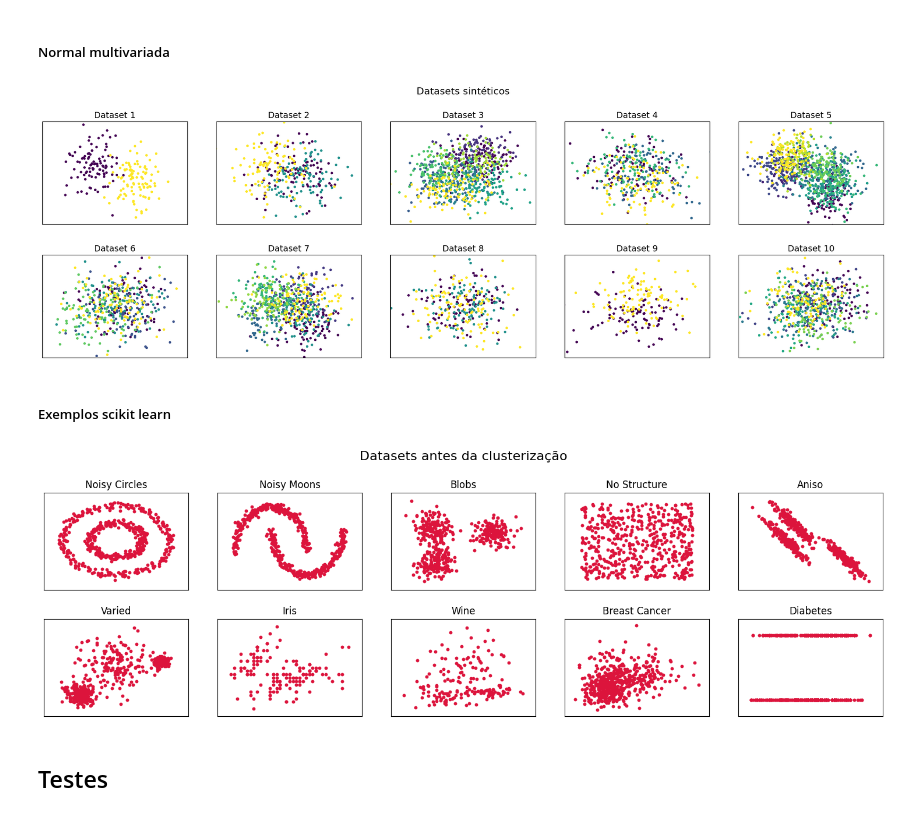
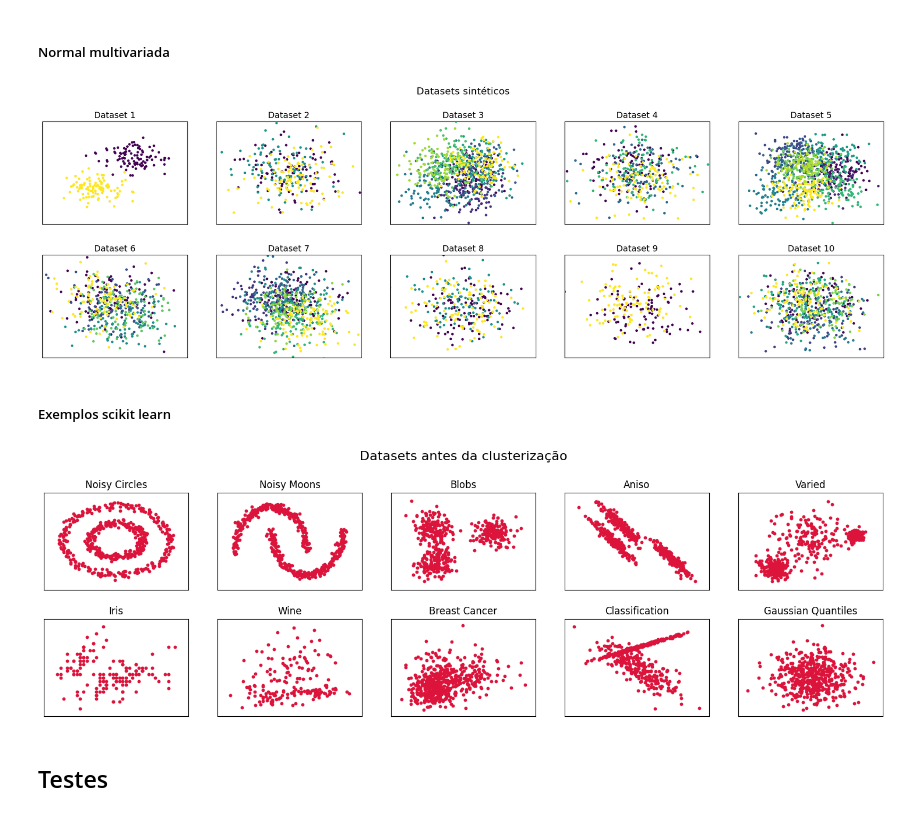
Before and after one commit to beatrizreisgb/TP2ALG2, a Jupyter notebook: src/tp.ipynb, the cells around one changed output. Drawn from its saved outputs; the diff is of its cells as text; code cells hidden in the pictures.

```diff
--- a/src/tp.ipynb
+++ b/src/tp.ipynb
@@ -385,20 +330,20 @@ def apply_standard_scaling(data):
     return scaler.fit_transform(data)
 
 # Parameters for synthetic data generation
-n_clusters = [2, 3, 8, 4, 10, 5, 7, 3, 2, 6]  # Número de clusters variado
+n_clusters_normal = [2, 3, 8, 4, 10, 5, 7, 3, 2, 6]  # Número de clusters variado
 std_devs = [0.1, 0.5, 0.3, 1.0, 0.2, 0.7, 0.4, 1.5, 0.6, 0.9]  # Desvios padrão variáveis
 
 base_num_points = 100
 num_points_per_center = [int(base_num_points) for std_dev in std_devs]
 
-data = []
-labels_list = []
+data_normal = []
+labels_list_normal = []
 for i in range(10):
-    centers = generate_random_coordinates(n_clusters[i])
+    centers = generate_random_coordinates(n_clusters_normal[i])
     dataset, labels = generateSyntheticDataWithLabels(centers, std_devs[i], num_points_per_center[i])
     scaled_dataset = apply_standard_scaling(dataset)
-    data.append(scaled_dataset)
-    labels_list.append(labels)
+    data_normal.append(scaled_dataset)
+    labels_list_normal.append(labels)
 
 # Plotting
 n_rows = 2
@@ -409,7 +354,7 @@ plt.subplots_adjust(left=0.02, right=0.98, bottom=0.02, top=0.92, wspace=0.2, hs
 for i in range(10):
     plt.subplot(n_rows, n_cols, i+1)
     plt.title(f"Dataset {i+1}", size=14)
-    plt.scatter(data[i][:, 0], data[i][:, 1], c=labels_list[i], s=10, cmap='viridis')
+    plt.scatter(data_normal[i][:, 0], data_normal[i][:, 1], c=labels_list_normal[i], s=10, cmap='viridis')
     plt.xlim(-3, 3)
     plt.ylim(-3, 3)
     plt.xticks(())
@@ -418,21 +363,14 @@ for i in range(10):
 plt.suptitle("Datasets sintéticos", size=16, y=1.05)
 plt.show()
 # %% [output]
-[figure, old version]
+[figure, new version]
 # %% [markdown]
 ##### Exemplos scikit learn
 # %%
-import matplotlib.pyplot as plt
-from sklearn import datasets
-from sklearn.preprocessing import StandardScaler
-import numpy as np
-
 # Load original datasets
 noisy_circles = datasets.make_circles(n_samples=500, factor=0.5, noise=0.05, random_state=30) #2 labels
 noisy_moons = datasets.make_moons(n_samples=500, noise=0.05, random_state=30) #2 labels
 blobs = datasets.make_blobs(n_samples=500, random_state=30) #3 labels
-rng = np.random.RandomState(30)
-no_structure = rng.rand(500, 2), None
 
 # Anisotropicly distributed data
 X, y = datasets.make_blobs(n_samples=500, random_state=170)
@@ -447,48 +385,62 @@ varied = datasets.make_blobs(n_samples=500, cluster_std=[1.0, 2.5, 0.5], random_
 iris = datasets.load_iris(return_X_y=True)#3 labels
 wine = datasets.load_wine(return_X_y=True)#3 labels
 breast_cancer = datasets.load_breast_cancer(return_X_y=True) #2 labels
-diabetes = datasets.load_diabetes(return_X_y=True)
+classification = datasets.make_classification(
+    n_samples=500,
+    n_features=2,
+    n_informative=2,
+    n_redundant=0,
+    n_repeated=0,
+    n_classes=2,
+    n_clusters_per_class=1,
+    random_state=42
+)
+gaussian_quantiles = datasets.make_gaussian_quantiles(n_samples=500, n_features=2, n_classes=2, random_state=42) #2 labels
 
 # List of datasets and titles
-datasets_list = [
-    noisy_circles, noisy_moons, blobs, no_structure,
-    aniso, varied, iris, wine, breast_cancer, diabetes
+datasets_list_sklearn = [
+    noisy_circles, noisy_moons, blobs,
+    aniso, varied, iris, wine, breast_cancer, classification, gaussian_quantiles
 ]
-dataset_titles = [
-    'Noisy Circles', 'Noisy Moons', 'Blobs', 'No Structure',
-    'Aniso', 'Varied', 'Iris', 'Wine', 'Breast Cancer', 'Diabetes'
+dataset_titles_sklearn = [
+    'Noisy Circles', 'Noisy Moons', 'Blobs',
+    'Aniso', 'Varied', 'Iris', 'Wine', 'Breast Cancer','Classification', 'Gaussian Quantiles'
 ]
+
+k_clusters_sklearn = [
+    2,2,3,3,3,3,3,2,2,2
+    ]
 
 # Plot settings
 n_cols = 5
 n_rows = 2
 fig_size = (4 * n_cols * 0.8, 3 * n_rows * 0.8)
 plt.figure(figsize=fig_size)
 plt.subplots_adjust(
     left=0.05, right=0.95, bottom=0.05, top=0.85, wspace=0.2, hspace=0.3
 )
 
 plt.suptitle('Datasets antes da clusterização', size=16, y=1.0)
 
-for i, (dataset, title) in enumerate(zip(datasets_list, dataset_titles)):
+for i, (dataset, title) in enumerate(zip(datasets_list_sklearn, dataset_titles_sklearn)):
     if len(dataset) == 2:
         X, _ = dataset  # For datasets that return X and y
     else:
         X, _ = dataset
     X = StandardScaler().fit_transform(X)
 
     plt.subplot(n_rows, n_cols, i + 1)
     plt.title(title, size=12)
 
     plt.scatter(X[:, 0], X[:, 1], s=10, color="crimson")
     plt.xlim(X[:, 0].min() - 0.5, X[:, 0].max() + 0.5)
     plt.ylim(X[:, 1].min() - 0.5, X[:, 1].max() + 0.5)
     plt.xticks(())
     plt.yticks(())
 
 plt.show()
 # %% [output]
-[figure, old version]
+[figure, new version]
 # %% [markdown]
 ## Testes
 # %%
```
Also changed, not shown: parts of 16 cells of this notebook, 3 other files.
